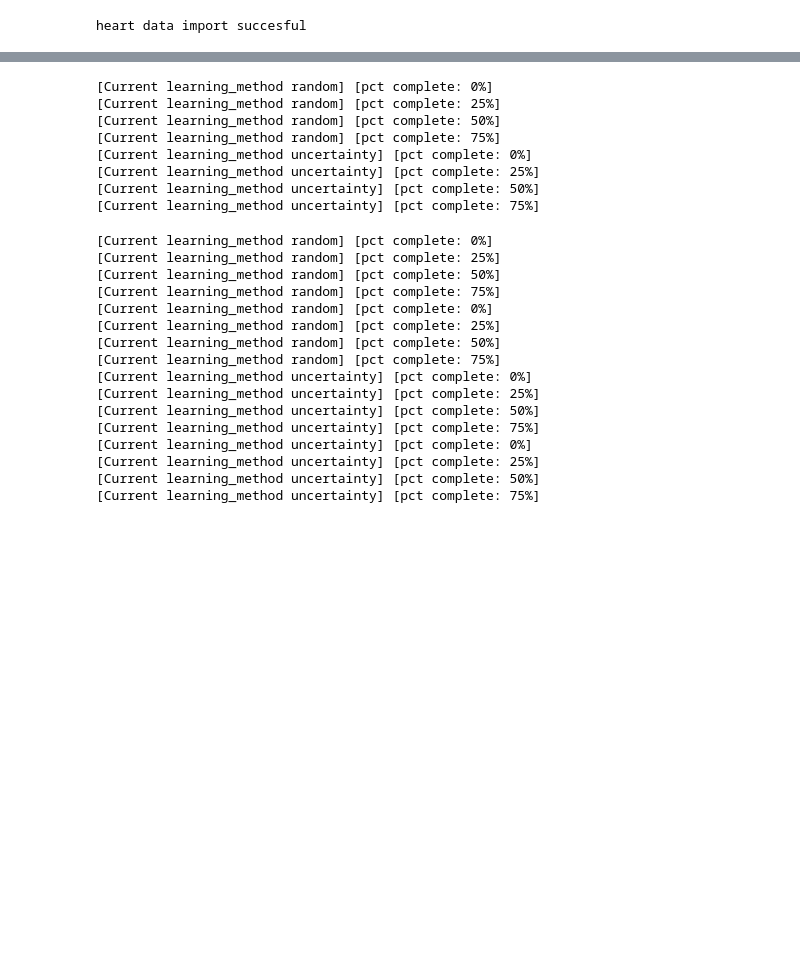
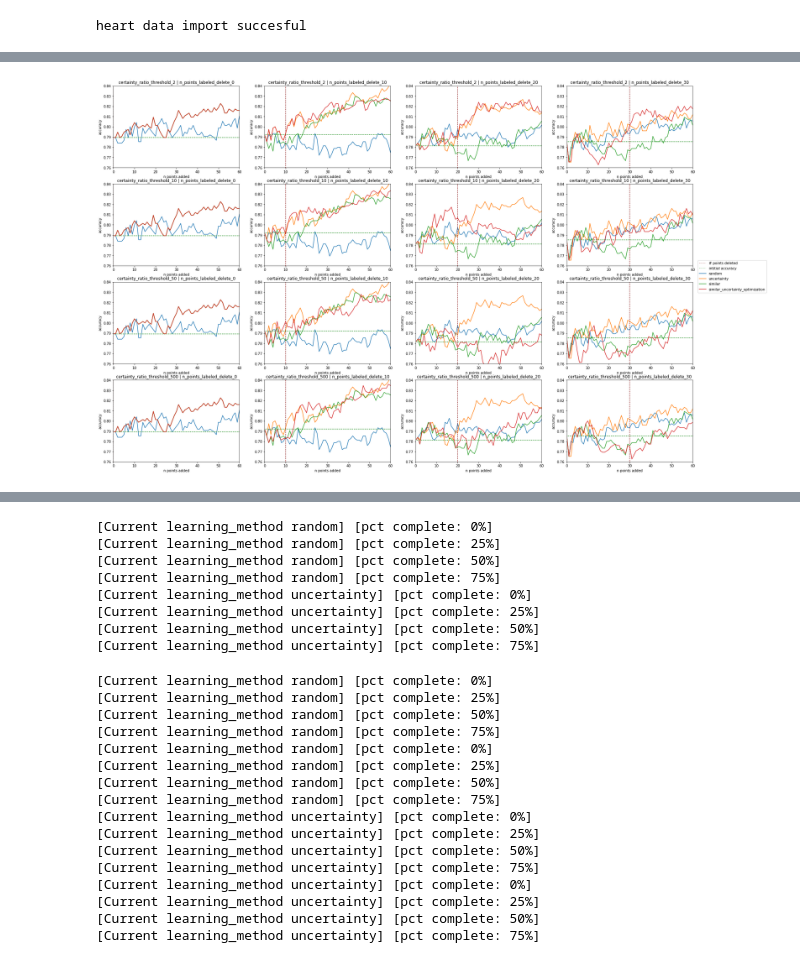
Before and after one commit to aferstad/active-learning-simulation, a Jupyter notebook: alsTesterNotebook.ipynb, the cells around one changed output, grey strips where cells are left out. Saved outputs shown, nothing was run; the diff lists cells and outputs as text; code cells hidden in the pictures; blank space fills up the shorter version.

```diff
--- a/alsTesterNotebook.ipynb
+++ b/alsTesterNotebook.ipynb
@@ -33,9 +33,3 @@ l.input_dict['learning_method'] = 'random'
 l.reps = 1
 # %% [output]
 heart data import succesful
-# %%
-d = alsDataManager.open_dict_from_json('results.txt')
-for key in d:
-    for subkey in d[key]:
-        for subsubkey in d[key][subkey]:
-            print(d[key][subkey][subsubkey])
@@ -43,0 +36,2 @@ for key in d:
+# %%
+d = alsDataManager.open_dict_from_json('non_bayesian_thresholding.txt')
@@ -43,0 +43,4 @@ for key in d:
+# %%
+new_keys = []
+for key in d.keys():
+    new_keys.append('_'.join(key.split('_')[2:]))
@@ -43,0 +51,87 @@ for key in d:
+# %%
+import matplotlib.pyplot as plt
+import alsDataManager
+
+json_path = 'non_bayesian_thresholding.txt'
+save_path_name = json_path.split('.')[0] + '.png'
+
+d = alsDataManager.open_dict_from_json(json_path)
+
+"""
+@param d : dictionary of experiment result data
+    first key: learning_method
+    second key:
+"""
+
+keys1 = list(d.keys())  # assumed to be learning methods
+keys2 = list(d[keys1[0]].keys())  # assumed to be row variation
+keys3 = list(d[keys1[0]][keys2[0]].keys())  # assumed to be column variation
+keys4 = list(d[keys1[0]][keys2[0]][keys3[0]].keys())  # assumed to be performance metrics
+
+n_rows = len(keys2)
+n_cols = len(keys3)
+methods = keys1
+metric = 'accuracy'  # keys4[0]
+max_x = 60
+max_y = 0.84
+min_y = 0.76
+
+fig, axs = plt.subplots(n_rows, n_cols)  # sharex=True, sharey=True)
+fig.set_size_inches(30, 20)
+
+for i in range(n_rows):
+    for j in range(n_cols):
+        grid_element_initialized = False
+        for method in methods:
+            if not grid_element_initialized:
+                if 'delete' in keys2[0]:
+                    n_deleted = int(keys2[i].split('_')[-1])  # get the number of deleted by splitting str
+                elif 'delete' in keys3[0]:
+                    n_deleted = int(keys3[j].split('_')[-1])  # get the number of deleted by splitting str
+                else:
+                    n_deleted = 0  # TODO: alter this to be input parameter to plotting function
+
+                axs[i, j].set_xlim(0, max_x)
+                axs[i, j].set_ylim(min_y, max_y)
+
+
+                axs[i, j].axvline(x=n_deleted,
+                                  color='maroon',
+                                  alpha=0.5,
+                                  label='# points deleted',
+                                  linestyle = 'dotted')
+
+                axs[i, j].axhline(y=d[method][keys2[i]][keys3[j]][metric][0],
+                                  color='green',
+                                  alpha=0.5,
+                                  label='intitial ' + metric,
+                                  linestyle = 'dotted')
+
+            axs[i, j].plot(d[method][keys2[i]][keys3[j]][metric],
+                           # color=method_colors[method],
+                           label='_'.join(method.split('_')[2:]))
+
+        title = keys2[i] + ' | ' + keys3[j]
+
+        axs[i, j].set_title(title)
+
+
+
+# iterates over all subplots:
+for ax in axs.flat:
+    ax.set(xlabel='n points added', ylabel=metric)
+    #ax.grid()
+# ax.label_outer()  # hides x labels and tick labels for top plots and y ticks for right plots.
+
+handles, labels = axs[0, 0].get_legend_handles_labels()
+by_label = dict(zip(labels, handles))
+fig.legend(by_label.values(), by_label.keys(), loc='center right')
+
+#title_string = 'Dataset: ' + dataset_str + ', repetitions per keep-delete pair: ' + str(
+#    reps) + ', minutes run time: ' + str(run_time)
+#fig.suptitle(title_string)
+
+#fig.legend()
+fig.savefig(save_path_name, dpi=200)
+# %% [output]
+[figure, added]
```
Also changed, not shown: parts of 5 cells of this notebook, 2 other files.
